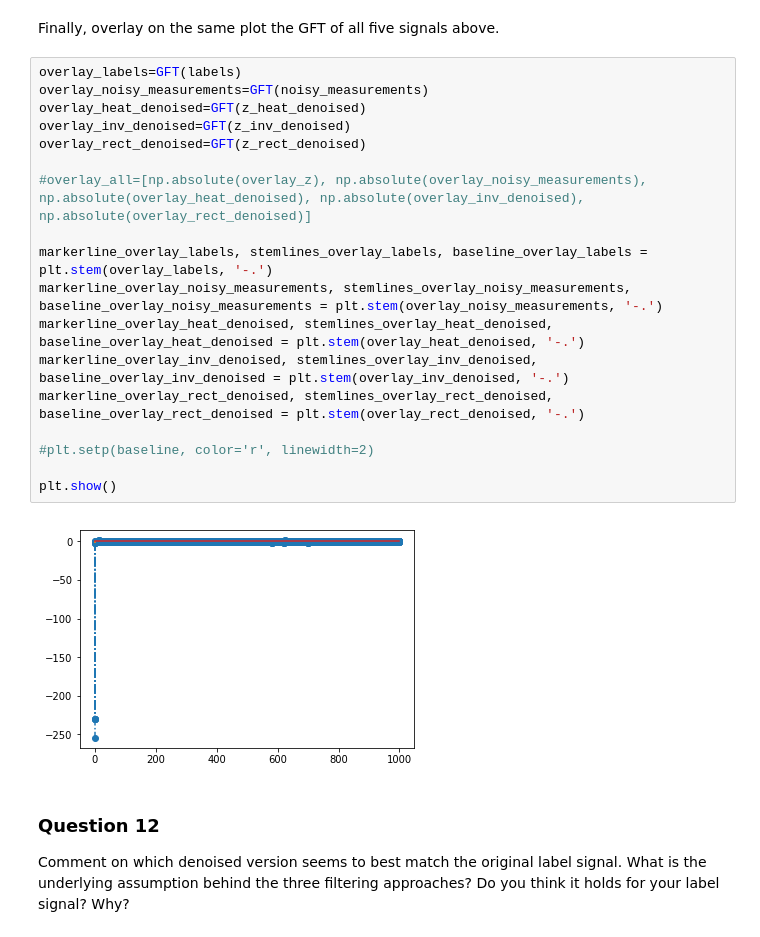
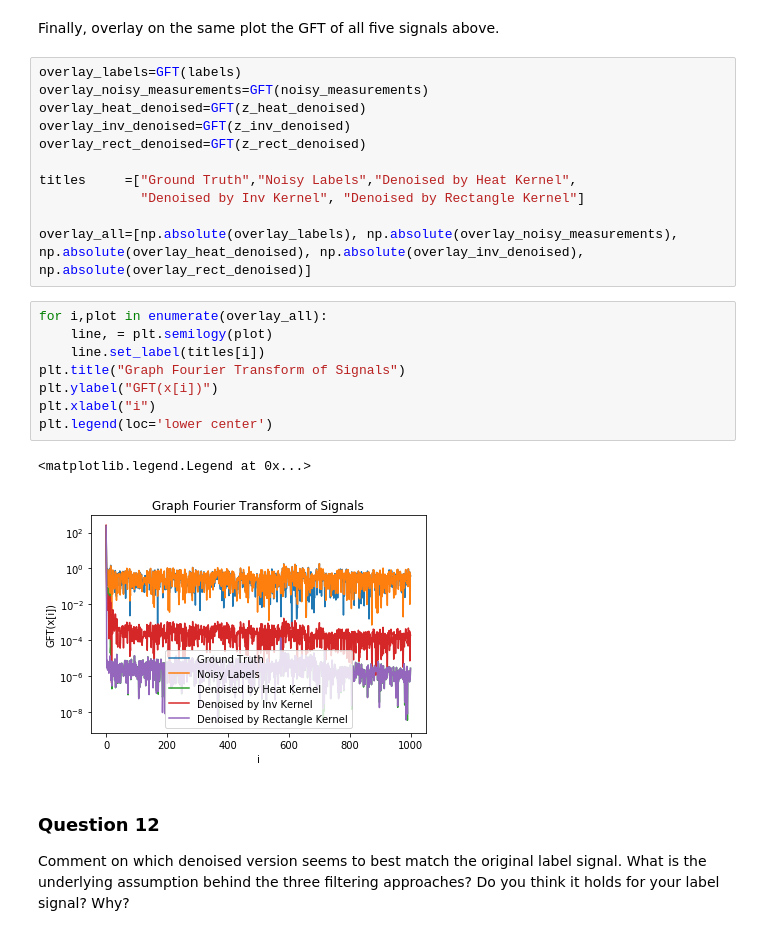
Before and after one commit to ilijagjorgjiev/ntds2018_team50, a Jupyter notebook: milestones/4_graph_signal_processing.ipynb, the cells around one changed output. Cells and saved outputs as stored; diff of their text form.

```diff
--- a/milestones/4_graph_signal_processing.ipynb
+++ b/milestones/4_graph_signal_processing.ipynb
@@ -468,19 +459,21 @@ overlay_heat_denoised=GFT(z_heat_denoised)
 overlay_inv_denoised=GFT(z_inv_denoised)
 overlay_rect_denoised=GFT(z_rect_denoised)
 
-#overlay_all=[np.absolute(overlay_z), np.absolute(overlay_noisy_measurements), np.absolute(overlay_heat_denoised), np.absolute(overlay_inv_denoised), np.absolute(overlay_rect_denoised)]
+titles     =["Ground Truth","Noisy Labels","Denoised by Heat Kernel",
+             "Denoised by Inv Kernel", "Denoised by Rectangle Kernel"]
 
-markerline_overlay_labels, stemlines_overlay_labels, baseline_overlay_labels = plt.stem(overlay_labels, '-.')
-markerline_overlay_noisy_measurements, stemlines_overlay_noisy_measurements, baseline_overlay_noisy_measurements = plt.stem(overlay_noisy_measurements, '-.')
-markerline_overlay_heat_denoised, stemlines_overlay_heat_denoised, baseline_overlay_heat_denoised = plt.stem(overlay_heat_denoised, '-.')
-markerline_overlay_inv_denoised, stemlines_overlay_inv_denoised, baseline_overlay_inv_denoised = plt.stem(overlay_inv_denoised, '-.')
-markerline_overlay_rect_denoised, stemlines_overlay_rect_denoised, baseline_overlay_rect_denoised = plt.stem(overlay_rect_denoised, '-.')
-
-#plt.setp(baseline, color='r', linewidth=2)
-
-plt.show()
+overlay_all=[np.absolute(overlay_labels), np.absolute(overlay_noisy_measurements), np.absolute(overlay_heat_denoised), np.absolute(overlay_inv_denoised), np.absolute(overlay_rect_denoised)]
-# %% [output]
-[figure, removed]
+# %%
+for i,plot in enumerate(overlay_all):
+    line, = plt.semilogy(plot)
+    line.set_label(titles[i])
+plt.title("Graph Fourier Transform of Signals")
+plt.ylabel("GFT(x[i])")
+plt.xlabel("i")
+plt.legend(loc='lower center')
+# %% [output]
+<matplotlib.legend.Legend at 0x...>
+[figure, added]
 # %% [markdown]
 ### Question 12
 
```
Also changed, not shown: parts of 17 cells of this notebook.
